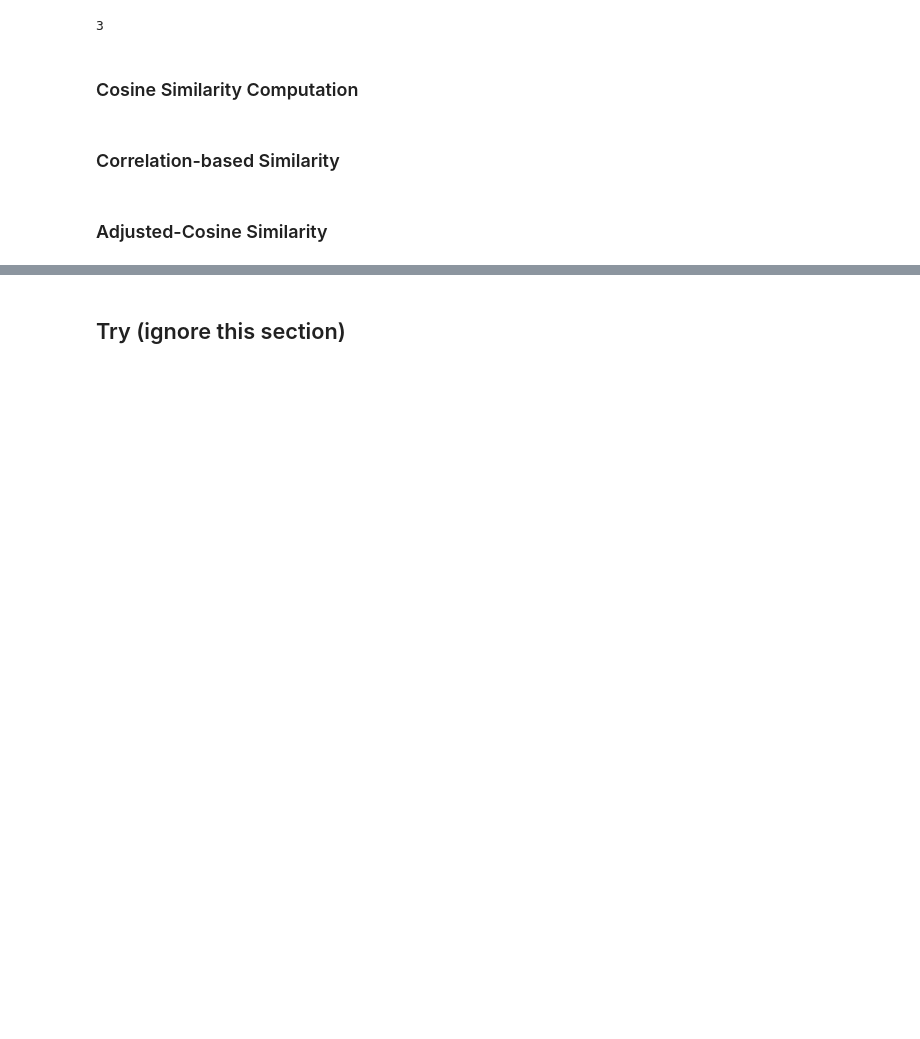
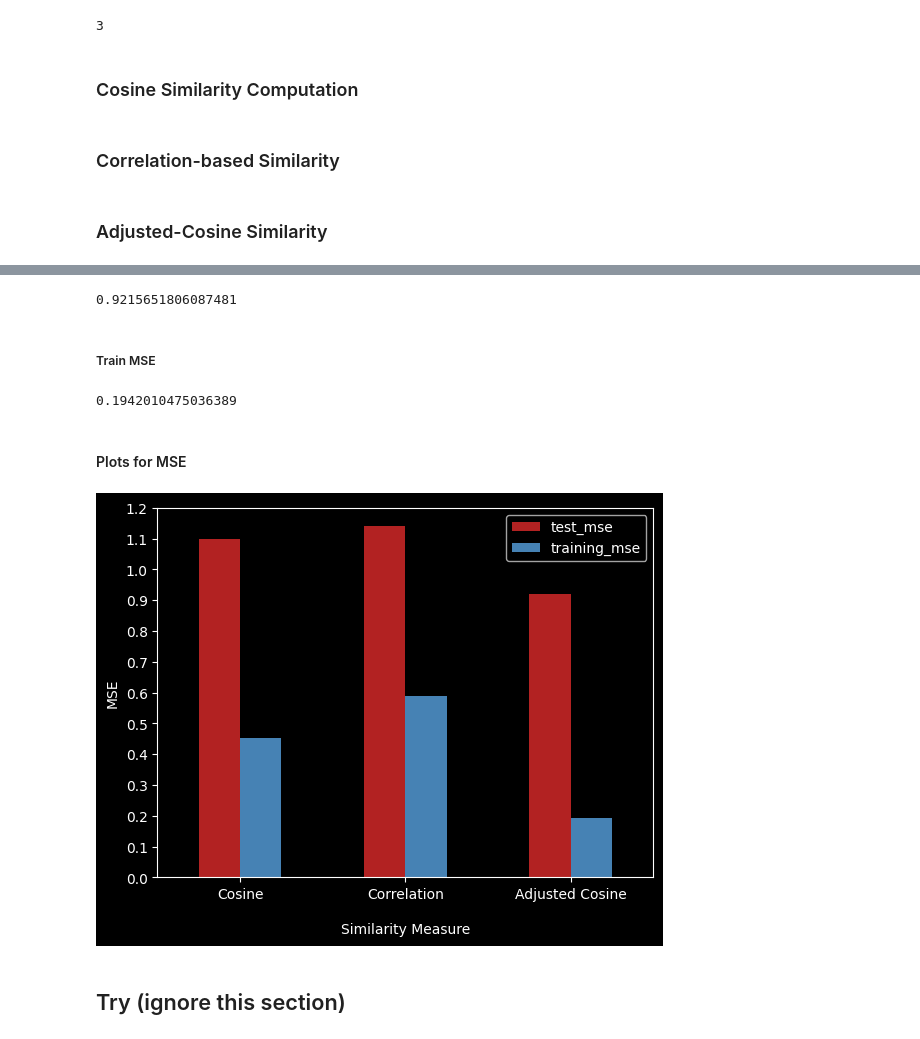
Before and after one commit to renachongpq/stor565_proj, a Jupyter notebook: exploratory_data_analysis/ratings_similarity.ipynb, the cells around one changed output, grey strips where cells are left out. Cells and saved outputs as stored; diff of their text form; code cells hidden in the pictures; blank space fills up the shorter version.

Commit message:
updated with prediction and mse

```diff
--- a/exploratory_data_analysis/ratings_similarity.ipynb
+++ b/exploratory_data_analysis/ratings_similarity.ipynb
@@ -200,0 +270,5 @@ adj_cosine_sim_values.to_csv("train_adjusted_cosine_similarity.csv")
+# %%
+adj_cosine_df = pd.read_csv("./train_adjusted_cosine_similarity.csv", index_col=[0])
+adj_cosine_df = adj_cosine_df.pivot_table(index="item1", columns="item2", values="adjusted_cosine_similarity", fill_value=0)
+
+adj_cosine_df = create_symmetric(adj_cosine_df, train_movieId)
@@ -201,3 +277,48 @@ adj_cosine_sim_values.to_csv("train_adjusted_cosine_similarity.csv")
+# %%
+adj_cosine_pred_Y, adj_cosine_test_Y = calculate_predictions(adj_cosine_df, train_ratings, test, 100)
+# %%
+adj_cosine_test_mse = calculate_mse(adj_cosine_pred_Y, adj_cosine_test_Y)
+adj_cosine_test_mse
+# %% [output]
+0.9215651806087481
+# %% [markdown]
+##### Train MSE
+# %%
+adj_cosine_pred_train, adj_cosine_train = calculate_predictions(adj_cosine_df, train_ratings, train, 100)
+adj_cosine_train_mse = calculate_mse(adj_cosine_pred_train, adj_cosine_train)
+adj_cosine_train_mse
+# %% [output]
+0.1942010475036389
+# %% [markdown]
+#### Plots for MSE
+# %%
+import matplotlib.pyplot as plt
+
+# train_mse_data = {"Cosine": cosine_train_mse, "Correlation": correlation_train_mse,
+#                   "Adjusted Cosine": adj_cosine_train_mse}
+# test_mse_data = {"Cosine": cosine_test_mse, "Correlation": correlation_test_mse,
+#                  "Adjusted Cosine": adj_cosine_test_mse}
+# train_mse_df = pd.DataFrame(train_mse_data.items(), columns=["similarity_measure", "mse_value"])
+# test_mse_df = pd.DataFrame(test_mse_data.items(), columns=["similarity_measure", "mse_value"])
+
+mse_data = {"test_mse" :{"Cosine": cosine_test_mse, "Correlation": correlation_test_mse,
+            "Adjusted Cosine": adj_cosine_test_mse},
+            "training_mse": {"Cosine": cosine_train_mse, "Correlation": correlation_train_mse,
+            "Adjusted Cosine": adj_cosine_train_mse}}
+
+mse_df = pd.DataFrame.from_dict(mse_data)
+mse_df = mse_df.rename_axis("similarity_measure").reset_index()
+
+ax = mse_df.plot(kind="bar", x="similarity_measure", color=["firebrick", "steelblue"])
+plt.style.use("dark_background")
+plt.xticks(rotation=0)
+plt.yticks(np.arange(0, 1.3, 0.1))
+plt.xlabel("Similarity Measure", labelpad=15)
+plt.ylabel("MSE")
+plt.show()
+# plt.savefig("mse_plot.png")
+# %% [output]
+[figure, added]
 # %% [markdown]
 ## Try (ignore this section)
 # %%
```
Also changed, not shown: parts of 35 cells of this notebook.
